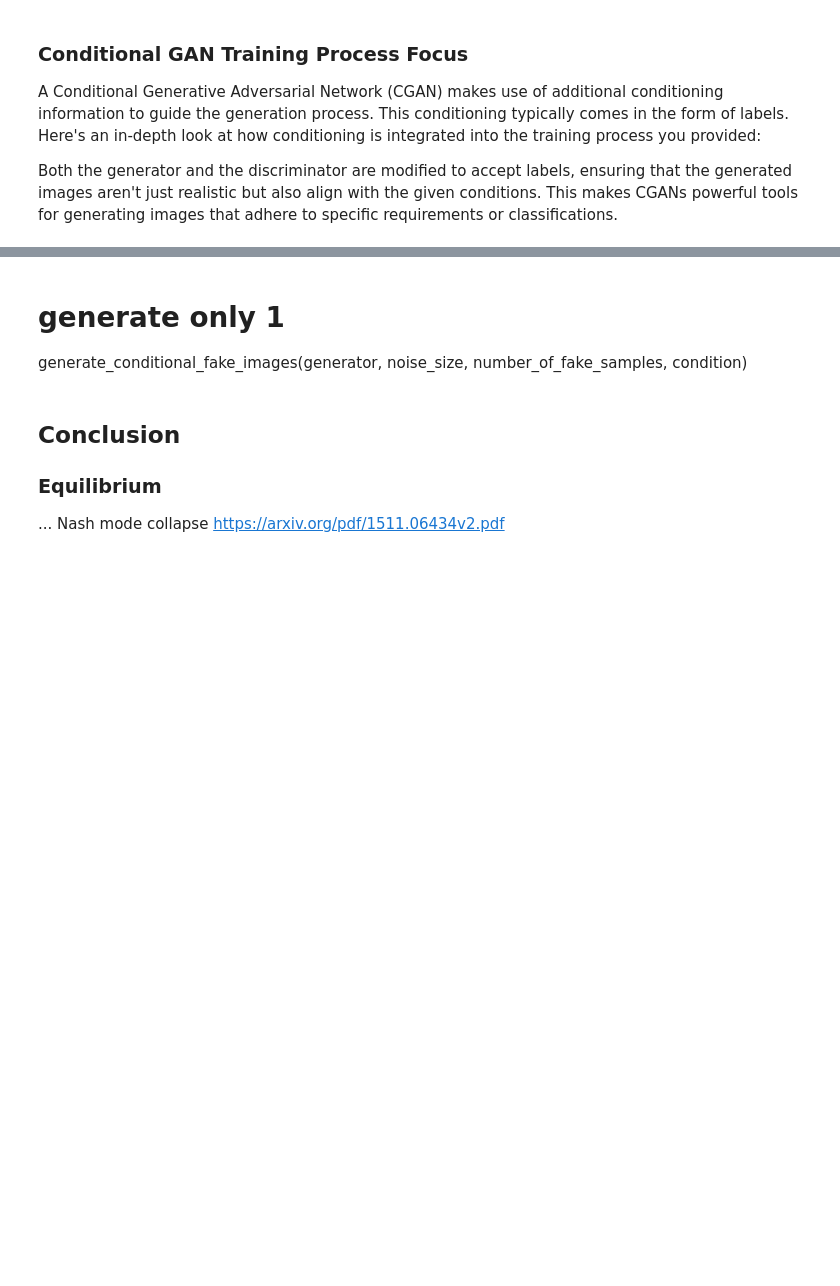
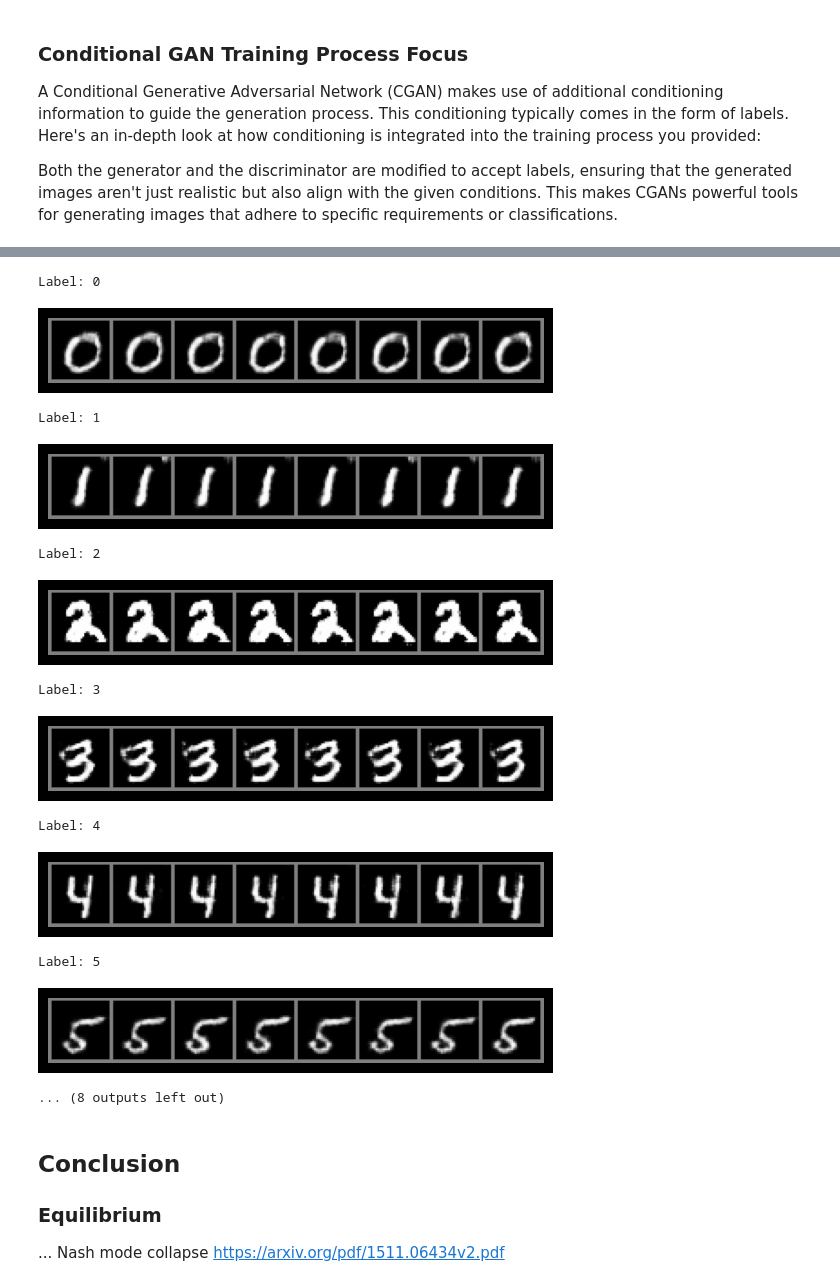
Before and after one commit to BRJoaquin/GAN, a Jupyter notebook: GAN.ipynb, the cells around one changed output, grey strips where cells are left out. Saved outputs shown, nothing was run; the diff lists cells and outputs as text; code cells hidden in the pictures; blank space fills up the shorter version.

```diff
--- a/GAN.ipynb
+++ b/GAN.ipynb
@@ -1351,6 +1385,21 @@ generate_conditional_fake_images(generator, noise_size, num_classes, 32)
-# %% [markdown]
-# generate only 1
-generate_conditional_fake_images(generator, noise_size, number_of_fake_samples, condition)
+# %%
+for i in range(num_classes):
+    print(f"Label: {i}")
+    generate_conditional_fake_images(generator, noise_size, num_classes, 8, i)
+# %% [output]
+Label: 0
+[figure, added]
+Label: 1
+[figure, added]
+Label: 2
+[figure, added]
+Label: 3
+[figure, added]
+Label: 4
+[figure, added]
+Label: 5
+[figure, added]
+... (8 outputs left out)
 # %% [markdown]
 ## Conclusion
 
```
Also changed, not shown: parts of 8 cells of this notebook.
